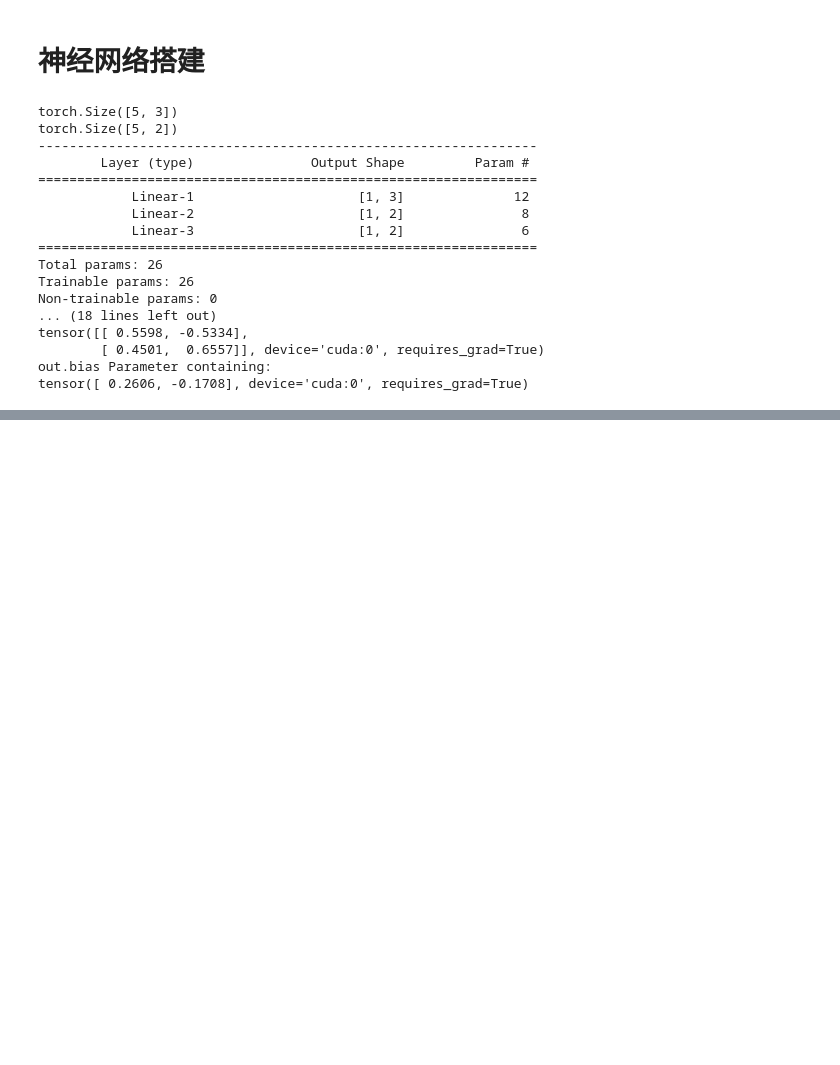
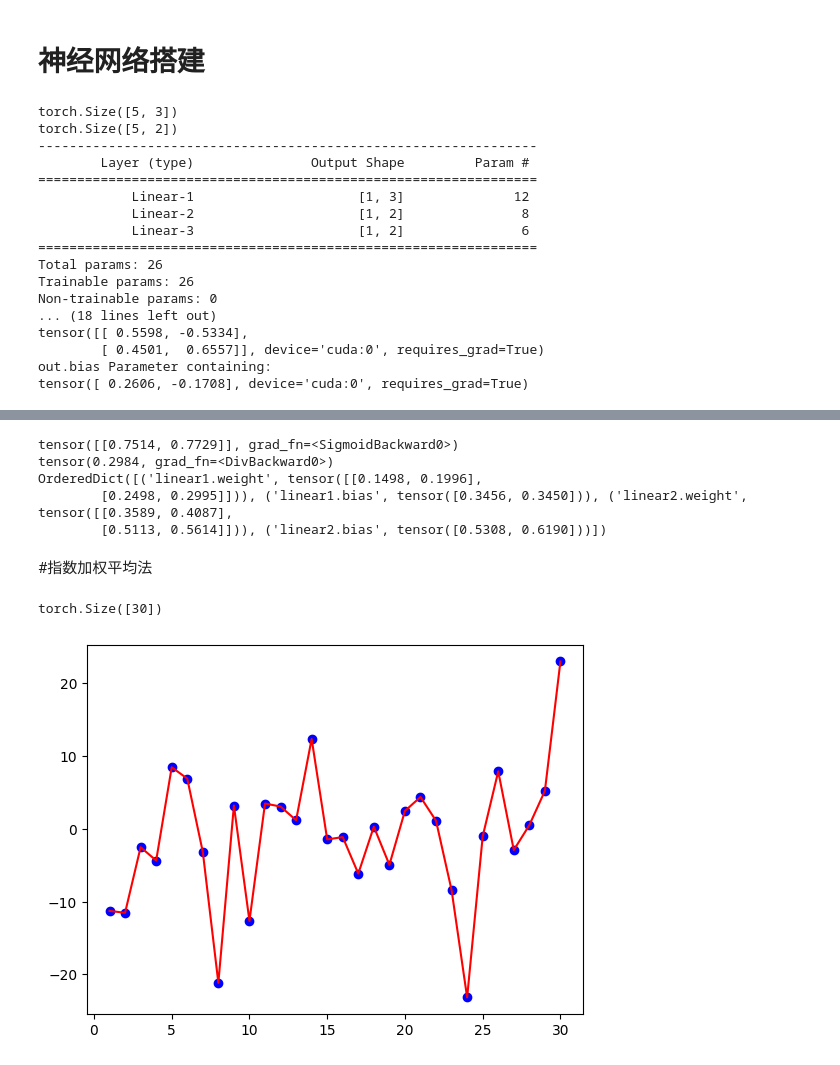
Before and after one commit to relax-hjy/imp, a Jupyter notebook: 深度学习/3.神经网络基础.ipynb, the cells around one changed output, grey strips where cells are left out. Saved outputs shown, nothing was run; the diff lists cells and outputs as text; code cells hidden in the pictures; blank space fills up the shorter version.

```diff
--- a/深度学习/3.神经网络.ipynb
+++ b/深度学习/3.神经网络基础.ipynb
@@ -146,0 +265,19 @@ tensor([ 0.2606, -0.1708], device='cuda:0', requires_grad=True)
+# %%
+inputs=torch.tensor([[0.05,0.10]])
+target=torch.tensor([[0.01,0.99]])
+model=Model()
+output=model(inputs)
+print(output)
+loss=torch.sum((output-target)**2)/2
+print(loss)
+optimizer=optim.SGD(model.parameters(),lr=0.5)
+optimizer.zero_grad()
+loss.backward()
+optimizer.step()
+print(model.state_dict())
+# %% [output]
+tensor([[0.7514, 0.7729]], grad_fn=<SigmoidBackward0>)
+tensor(0.2984, grad_fn=<DivBackward0>)
+OrderedDict([('linear1.weight', tensor([[0.1498, 0.1996],
+        [0.2498, 0.2995]])), ('linear1.bias', tensor([0.3456, 0.3450])), ('linear2.weight', tensor([[0.3589, 0.4087],
+        [0.5113, 0.5614]])), ('linear2.bias', tensor([0.5308, 0.6190]))])
@@ -146,0 +289,19 @@ tensor([ 0.2606, -0.1708], device='cuda:0', requires_grad=True)
+# %% [markdown]
+#指数加权平均法
+# %%
+import torch
+import matplotlib.pyplot as  plt
+ElEMENT_NUMBER=30
+def test_noewa():
+    torch.random.manual_seed(0)
+    temperature=torch.randn(ElEMENT_NUMBER)*10
+    print(temperature.shape)
+    days=torch.arange(1,ElEMENT_NUMBER+1,1)
+    plt.plot(days,temperature,color='r')
+    plt.scatter(days,temperature,color='b')
+    plt.show()
+# %%
+test_noewa()
+# %% [output]
+torch.Size([30])
+[figure, added]
```
Also changed, not shown: parts of 20 cells of this notebook, 13 other files.
